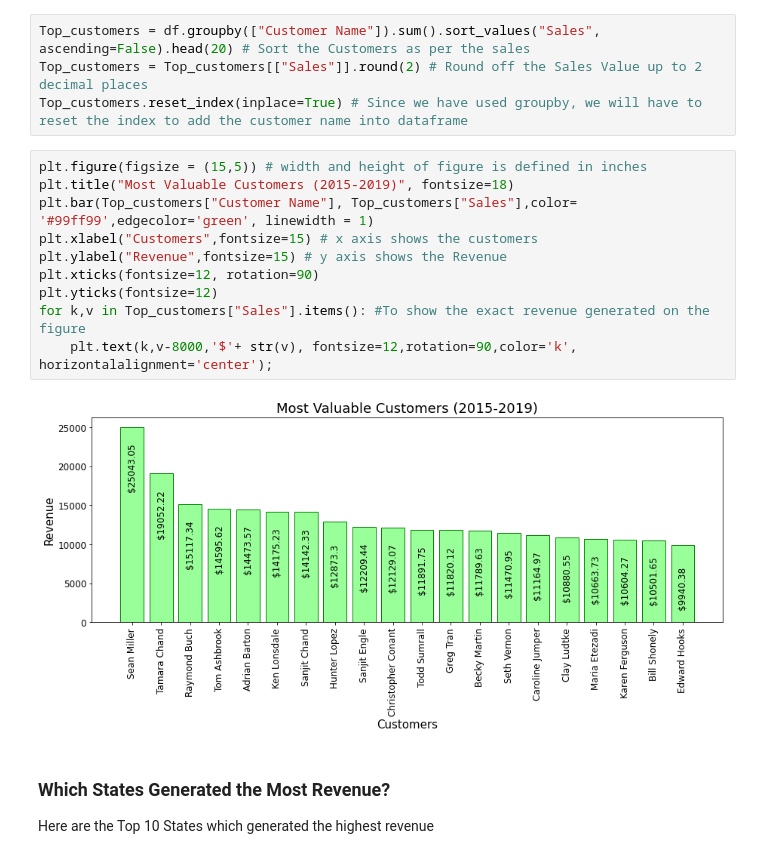
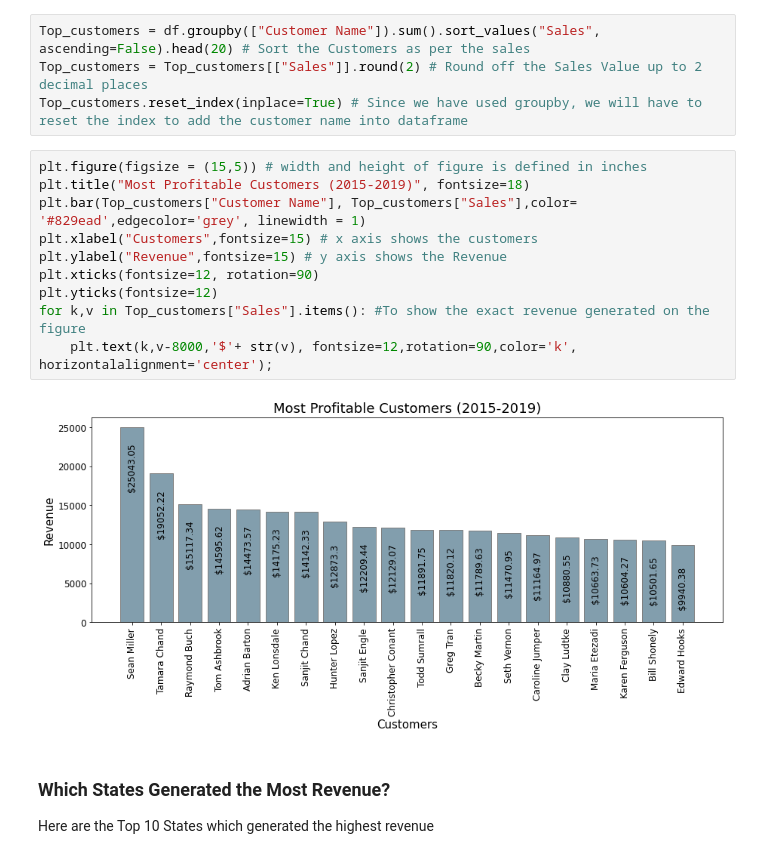
Before and after one commit to eddydatabox/Superstore-Sales-EDA, a Jupyter notebook: SuperStore-Exploratory-data-analysis.ipynb, the cells around one changed output. Saved outputs shown, nothing was run; the diff lists cells and outputs as text.

```diff
--- a/SuperStore-Exploratory-data-analysis.ipynb
+++ b/SuperStore-Exploratory-data-analysis.ipynb
@@ -125,16 +120,16 @@ Top_customers = Top_customers[["Sales"]].round(2) # Round off the Sales Value up
 Top_customers.reset_index(inplace=True) # Since we have used groupby, we will have to reset the index to add the customer name into dataframe
 # %%
 plt.figure(figsize = (15,5)) # width and height of figure is defined in inches
-plt.title("Most Valuable Customers (2015-2019)", fontsize=18)
-plt.bar(Top_customers["Customer Name"], Top_customers["Sales"],color= '#99ff99',edgecolor='green', linewidth = 1)
+plt.title("Most Profitable Customers (2015-2019)", fontsize=18)
+plt.bar(Top_customers["Customer Name"], Top_customers["Sales"],color= '#829ead',edgecolor='grey', linewidth = 1)
 plt.xlabel("Customers",fontsize=15) # x axis shows the customers
 plt.ylabel("Revenue",fontsize=15) # y axis shows the Revenue
 plt.xticks(fontsize=12, rotation=90)
 plt.yticks(fontsize=12)
 for k,v in Top_customers["Sales"].items(): #To show the exact revenue generated on the figure
     plt.text(k,v-8000,'$'+ str(v), fontsize=12,rotation=90,color='k', horizontalalignment='center');
 # %% [output]
-[figure, old version]
+[figure, new version]
 # %% [markdown]
 **<h3>Which States Generated the Most Revenue?</h3>**
 
```
Also changed, not shown: parts of 16 cells of this notebook.
